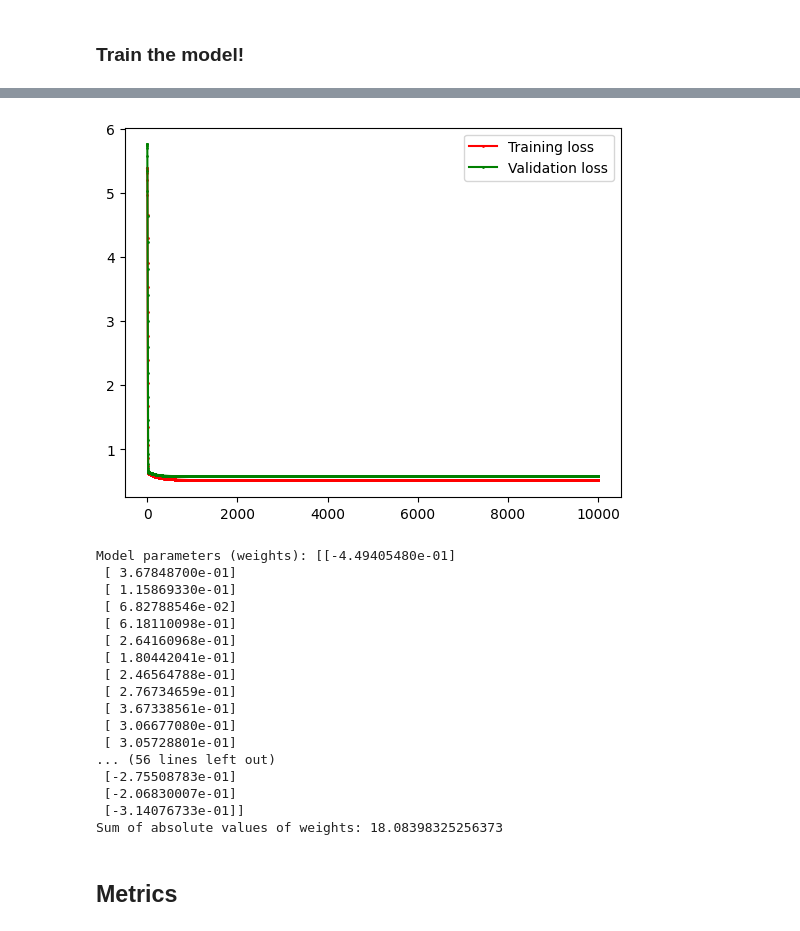
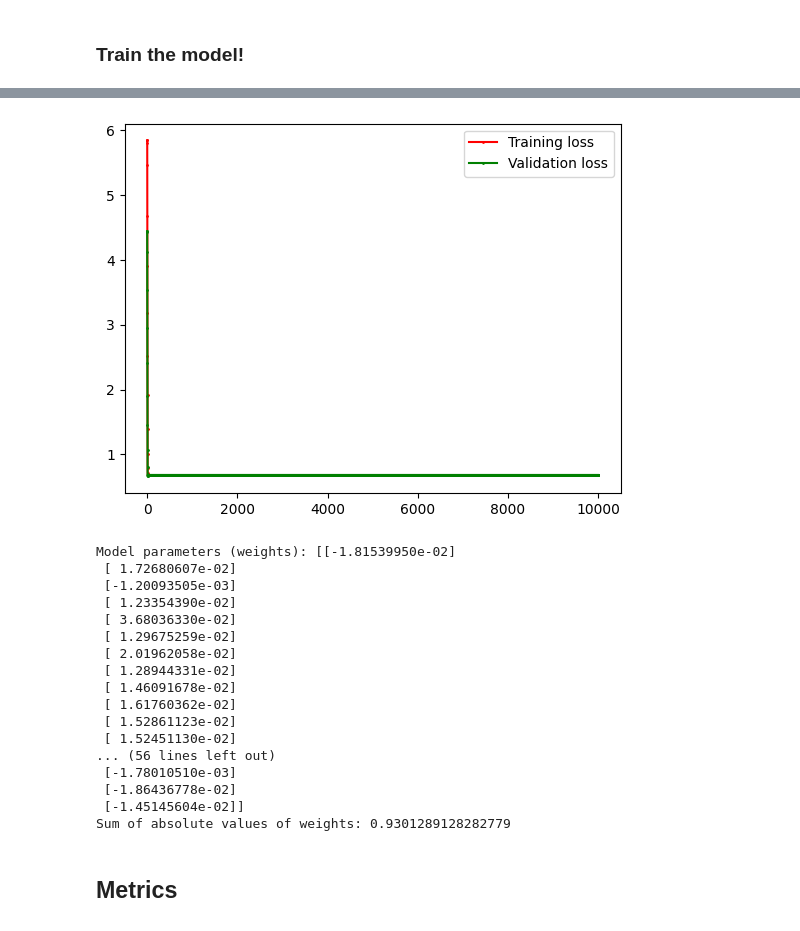
Before and after one commit to mijka-cloud/DM2026-Assignment-1, a Jupyter notebook: Real_World_Classification.ipynb, the cells around one changed output, grey strips where cells are left out. Saved outputs shown, nothing was run; the diff lists cells and outputs as text; code cells hidden in the pictures.

```diff
--- a/Real_World_Classification.ipynb
+++ b/Real_World_Classification.ipynb
@@ -67,6 +67,7 @@ GrowthVigorIndex: 0.9690470967878533
 # %% [markdown]
 ## Data Preprocessing
 # %%
+import pandas as pd
 from sklearn.preprocessing import LabelEncoder
 from sklearn.impute import KNNImputer
 
@@ -82,12 +83,44 @@ def data_preprocessing(df):
     for col in feature_cols:
         df[col] = pd.to_numeric(df[col], errors='coerce')
 
-    # TODO: Replace the missing values using “Nearest Neighbors Imputation”
-    # ---------- Start your code below ----------
+    # find columns with missing values
+    cols_with_missing = df[feature_cols].columns[df[feature_cols].isnull().any()]
 
+    print("Columns with missing values:")
+    print(list(cols_with_missing))
 
-    # ---------- --------------------- ----------
+    # ---------- BEFORE ----------
+    print("\nBEFORE imputation:")
+
+    print("\nMedian:")
+    for col in cols_with_missing:
+        print(f"{col}: {df[col].median()}")
+
+    print("\nStandard deviation:")
+    for col in cols_with_missing:
+        print(f"{col}: {df[col].std()}")
+
+    # ---------- KNN IMPUTATION ----------
+    imputer = KNNImputer(n_neighbors=5)
+    df[feature_cols] = imputer.fit_transform(df[feature_cols])
+    # -----------------------------------
+
+    # ---------- AFTER ----------
+    print("\nAFTER imputation:")
+
+    print("\nMedian:")
+    for col in cols_with_missing:
+        print(f"{col}: {df[col].median()}")
+
+    print("\nStandard deviation:")
+    for col in cols_with_missing:
+        print(f"{col}: {df[col].std()}")
 
     return df, feature_cols
 
+
+# load dataset
+df = pd.read_csv('data/NYCU_Iris.csv')
+
+# run preprocessing
 df, feature_cols = data_preprocessing(df)
@@ -157,8 +296,8 @@ act_fn = sigmoid
 grad_fn = logloss_sigmoid_grad
 
 np.random.seed(seed)
-model = LinearModel(dim=X_train.shape[1], is_reg=False, loss_fn=loss_fn, act_fn=act_fn, grad_fn=grad_fn)
-model.fit(X_train, y_train,lr=0.1, n_iteration =10000,val_ratio=0.2, reg_type='', reg_lambda=0.0)
+model = LinearModel(dim=X_train.shape[1], is_reg=True, loss_fn=loss_fn, act_fn=act_fn, grad_fn=grad_fn)
+model.fit(X_train, y_train,lr=0.1, n_iteration =10000,val_ratio=0.2, reg_type='l2', reg_lambda=100)
 
 # print model parameters
 print("Model parameters (weights):", model.W)
@@ -185,21 +324,21 @@ print("Sum of absolute values of weights:", np.sum(np.abs(model.W)))
-[figure, old version]
+[figure, new version]
-Model parameters (weights): [[-4.49405480e-01]
- [ 3.67848700e-01]
- [ 1.15869330e-01]
- [ 6.82788546e-02]
- [ 6.18110098e-01]
- [ 2.64160968e-01]
- [ 1.80442041e-01]
- [ 2.46564788e-01]
- [ 2.76734659e-01]
- [ 3.67338561e-01]
- [ 3.06677080e-01]
- [ 3.05728801e-01]
+Model parameters (weights): [[-1.81539950e-02]
+ [ 1.72680607e-02]
+ [-1.20093505e-03]
+ [ 1.23354390e-02]
+ [ 3.68036330e-02]
+ [ 1.29675259e-02]
+ [ 2.01962058e-02]
+ [ 1.28944331e-02]
+ [ 1.46091678e-02]
+ [ 1.61760362e-02]
+ [ 1.52861123e-02]
+ [ 1.52451130e-02]
 ... (56 lines left out)
- [-2.75508783e-01]
- [-2.06830007e-01]
- [-3.14076733e-01]]
-Sum of absolute values of weights: 18.08398325256373
+ [-1.78010510e-03]
+ [-1.86436778e-02]
+ [-1.45145604e-02]]
+Sum of absolute values of weights: 0.9301289128282779
 # %% [markdown]
 ## Metrics
 # %%
```
Also changed, not shown: parts of 5 cells of this notebook.
